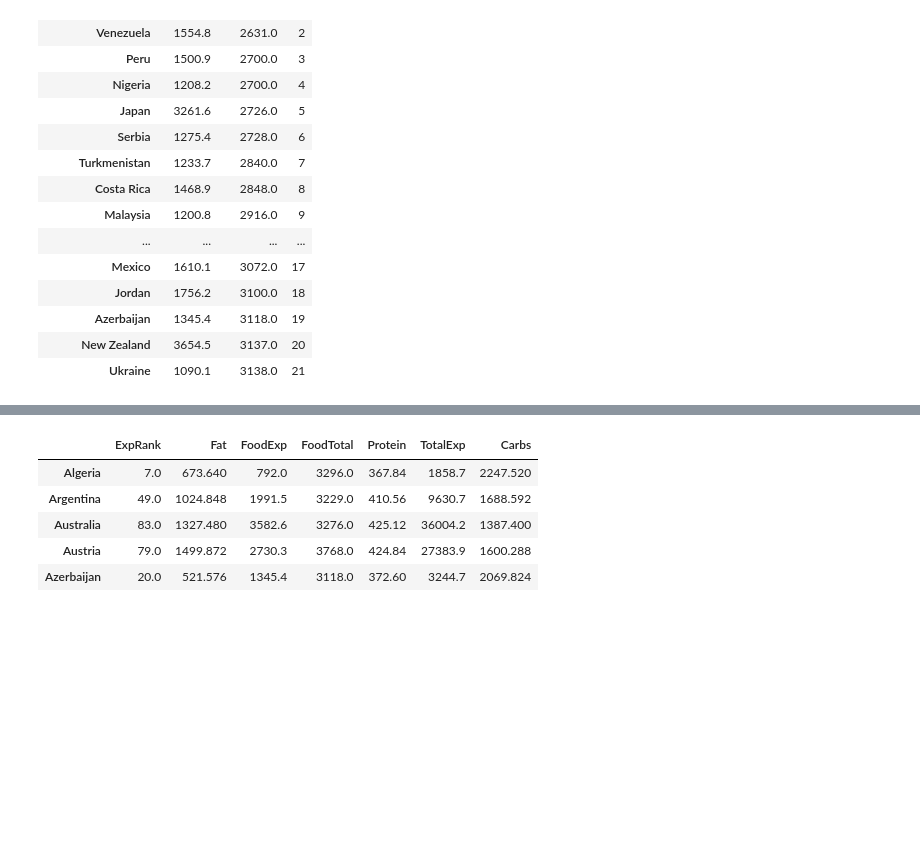
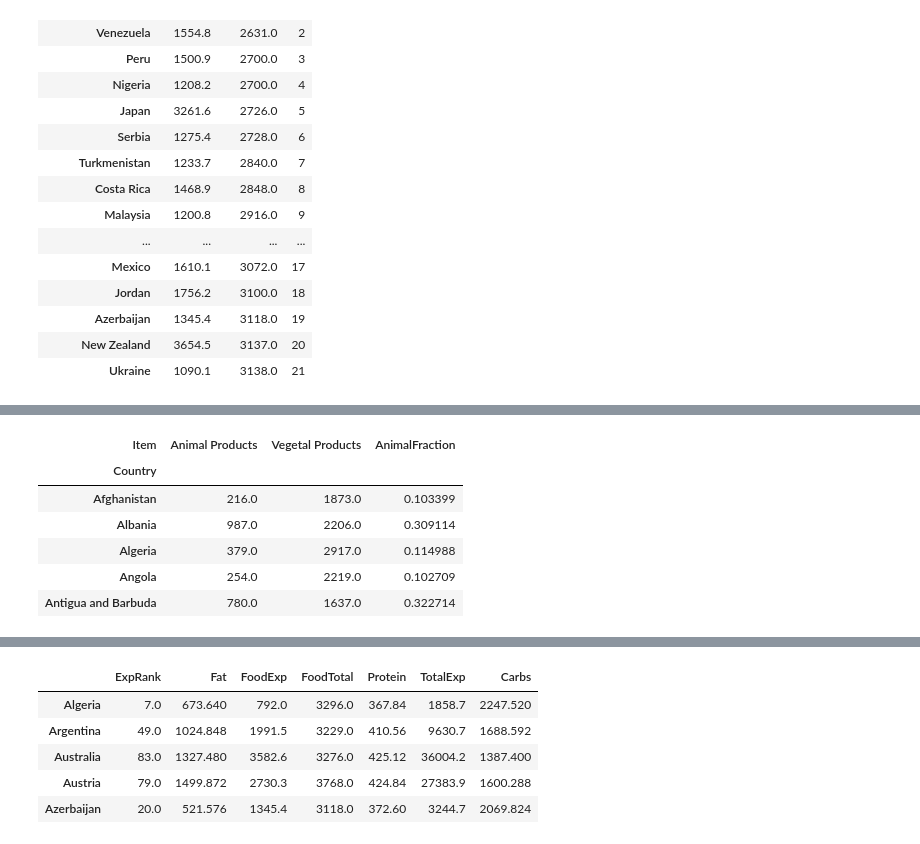
Before and after one commit to Zlira/food_consumption, a Jupyter notebook: Facts for article.ipynb, the cells around one changed output, grey strips where cells are left out. Cells and saved outputs as stored; diff of their text form; code cells hidden in the pictures; blank space fills up the shorter version.

```diff
--- a/Facts for article.ipynb
+++ b/Facts for article.ipynb
@@ -19,10 +20,9 @@ matplotlib.style.use('fivethirtyeight')
 # %% [markdown]
 ## Прочитати дані
 # %%
-faostat_data = pd.read_csv('./FAOSTAT_data_8-12-2017_agg.csv')
-euroind_data = pd.read_csv('./ObservationData_nbfchqe.csv')
-who_data = pd.read_csv('./NCD_BMI_MEAN.csv', header=[1, 3])
-ers_official = pd.read_csv('./ers_2013.csv')
+faostat_data = pd.read_csv('./data/FAOSTAT_data_agg.csv')
+ers_data = pd.read_csv('./data/ers_2013.csv')
+who_data = pd.read_csv('./data/WHO_BMI.csv', header=[1, 3])
 # %%
 def clean_who_header(who_df):
     who_df.columns = who_df.columns.swaplevel()
@@ -388,0 +295,3 @@ for func in [annotate_ua, annotate_de, annotate_us]:
+# %%
+vegetal = 'Vegetal Products'
+animal = 'Animal Products'
@@ -388,0 +306,10 @@ for func in [annotate_ua, annotate_de, annotate_us]:
+# %%
+vegetal_vs_plant.head()
+# %% [output]
+| Item | Animal Products | Vegetal Products | AnimalFraction |
+| Country |  |  |  |
+| Afghanistan | 216.0 | 1873.0 | 0.103399 |
+| Albania | 987.0 | 2206.0 | 0.309114 |
+| Algeria | 379.0 | 2917.0 | 0.114988 |
+| Angola | 254.0 | 2219.0 | 0.102709 |
+| Antigua and Barbuda | 780.0 | 1637.0 | 0.322714 |
```
Also changed, not shown: parts of 75 cells of this notebook.
